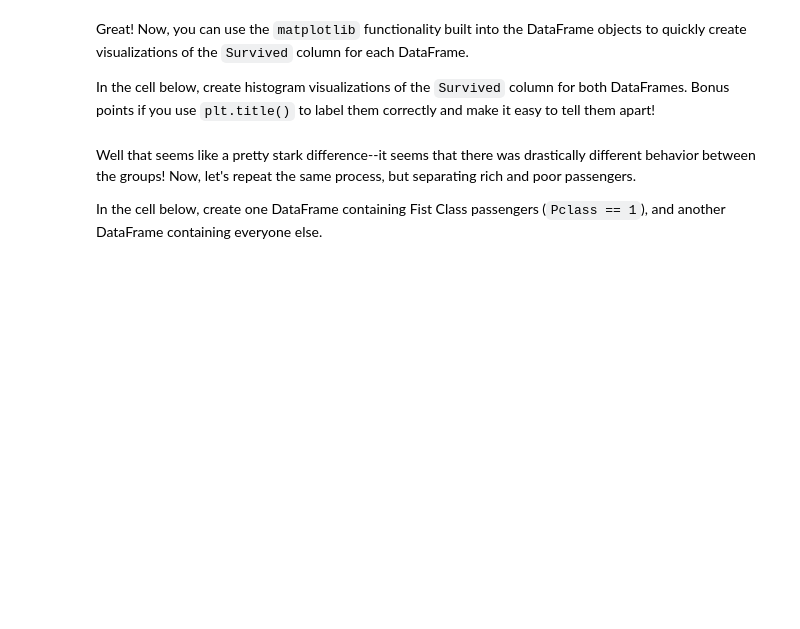
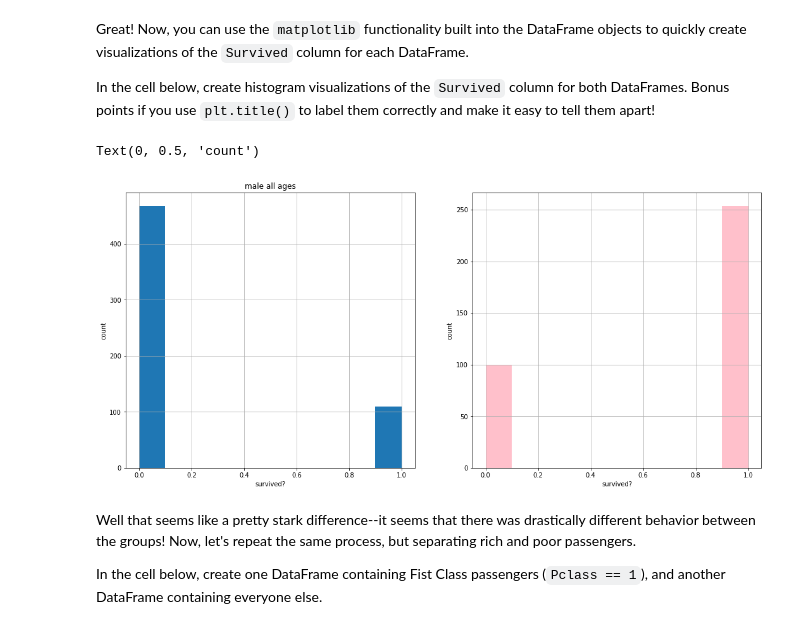
Before and after one commit to marcosan93/dsc-using-sql-with-pandas-lab-nyc-ds-071519, a Jupyter notebook: index.ipynb, the cells around one changed output. Saved outputs shown, nothing was run; the diff lists cells and outputs as text; code cells hidden in the pictures; blank space fills up the shorter version.

```diff
--- a/index.ipynb
+++ b/index.ipynb
@@ -104,15 +104,18 @@ In the cell below, create histogram visualizations of the `Survived` column for
 # %%
 fig, axes = plt.subplots(ncols=2, nrows=1, figsize=(18,8))
 ax_lft = axes[0]
 male_all_ages_df.Survived.hist(ax=ax_lft)
 ax_lft.set_title('male all ages')
 ax_lft.set_xlabel('survived?')
 ax_lft.set_ylabel('count')
 
 ax_rght = axes[1]
 women_and_children_df.Survived.hist(ax=ax_rght, color='pink')
 ax_rght.set_xlabel('survived?')
-ax_rght.set_ylabel
+ax_rght.set_ylabel('count')
+# %% [output]
+Text(0, 0.5, 'count')
+[figure, added]
 # %% [markdown]
 Well that seems like a pretty stark difference--it seems that there was drastically different behavior between the groups!  Now, let's repeat the same process, but separating rich and poor passengers.
 
```
